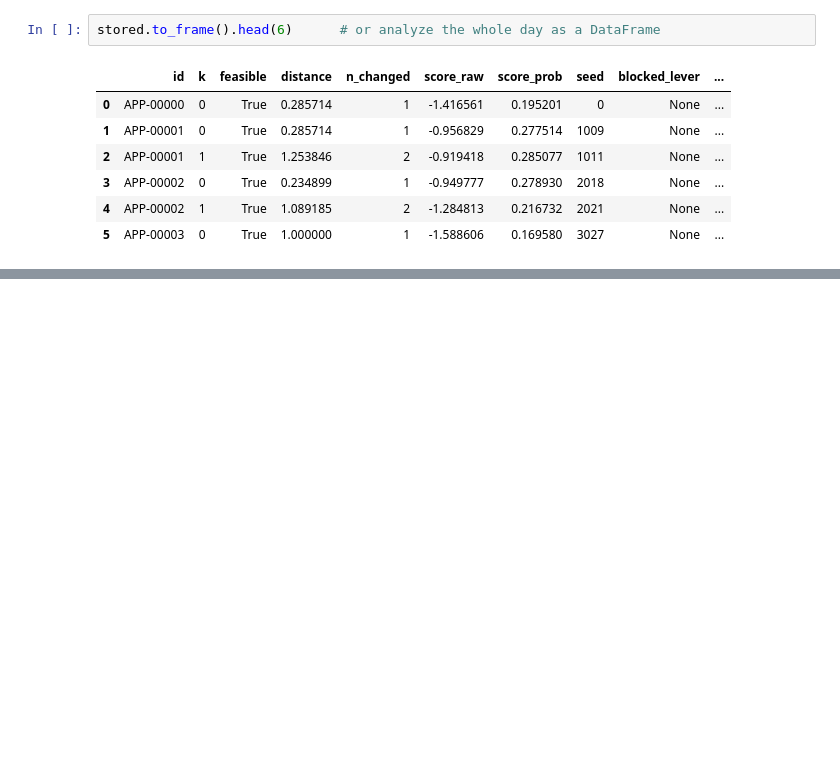
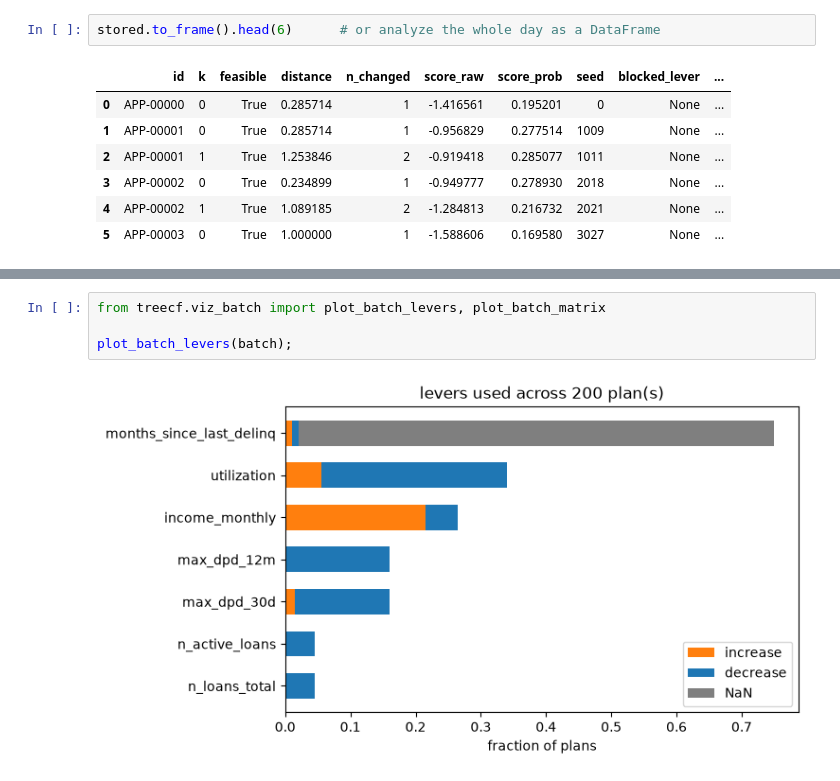
Before and after one commit to wlazlod/treecf, a Jupyter notebook: docs/notebooks/02-credit-risk-tutorial.ipynb, the cells around one changed output, grey strips where cells are left out. Saved outputs shown, nothing was run; the diff lists cells and outputs as text; blank space fills up the shorter version.

Commit message:
docs(notebooks): batch-visualization section in the credit-risk tutorial

```diff
--- a/docs/notebooks/02-credit-risk-tutorial.ipynb
+++ b/docs/notebooks/02-credit-risk-tutorial.ipynb
@@ -222,0 +227,6 @@ stored.to_frame().head(6)      # or analyze the whole day as a DataFrame
+# %%
+from treecf.viz_batch import plot_batch_levers, plot_batch_matrix
+
+plot_batch_levers(batch);
+# %% [output]
+[figure, added]
```
Also changed, not shown: parts of 5 cells of this notebook, 4 other files.
